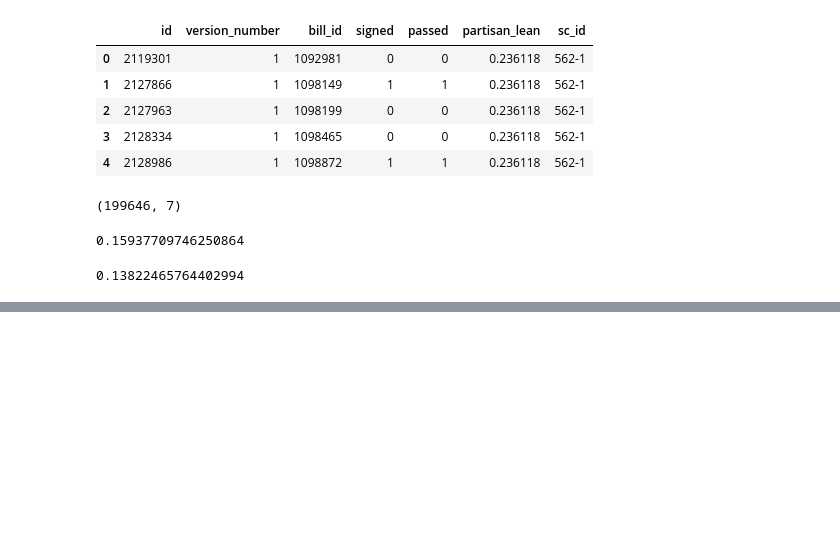
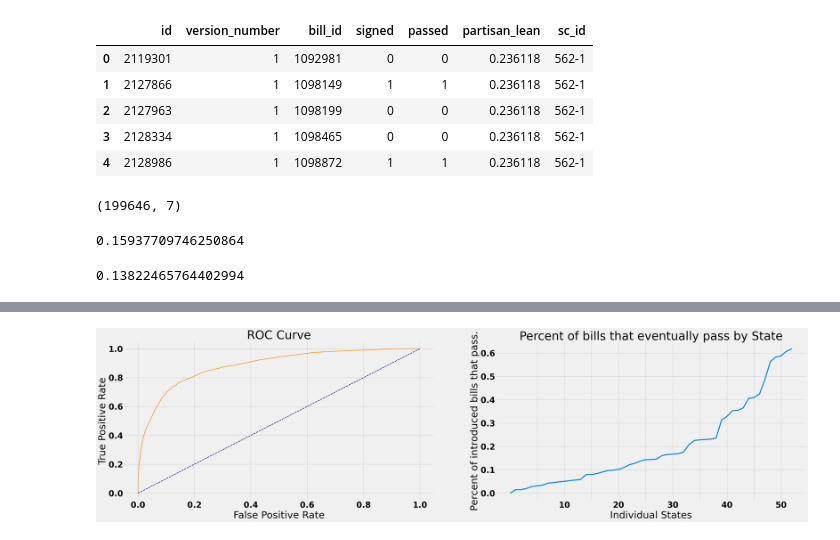
Before and after one commit to lukevancleve/govhawk_ml, a Jupyter notebook: notebooks/1-Create_ML_Dataset.ipynb, the cells around one changed output, grey strips where cells are left out. Saved outputs shown, nothing was run; the diff lists cells and outputs as text; code cells hidden in the pictures; blank space fills up the shorter version.

```diff
--- a/notebooks/1-Create_ML_Dataset.ipynb
+++ b/notebooks/1-Create_ML_Dataset.ipynb
@@ -127,22 +127,3 @@ df = df.astype({"abbr":str, "signed": int, "passed_upper": int, "passed_lower":i
 passage_agg = df.groupby('abbr').agg(["mean", "count"])
 #sm = passage_agg['signed']['count'].sort_values(axis=0)
 sm = passage_agg['signed']['mean'].sort_values(axis=0)
-
-
-fig, ax = plt.subplots()
-ax.plot( range(len(sm)), sm.values)
-plt.xticks(ticks = [])
-ax.set_xticks(range(len(sm)))
-ax.set_xticklabels(sm.index.values)
-#plt.label = 'xx'
-ax.set_title("Percent of bills that eventually pass")
-#fig.sup_title = ""
-
-matplotlib.rcParams['figure.figsize'] = [10,6]
-
-# Thin the x-axis labels for visibility
-for label in ax.xaxis.get_ticklabels()[::2]:
-    label.set_visible(False)
-
-plt.show()
-plt.savefig("passage_fraction.png")
@@ -269,0 +266,60 @@ np.mean(ml_data.signed)
+# %%
+import sys
+import os
+module_path = os.path.abspath(os.path.join('..'))
+if module_path not in sys.path:
+    sys.path.append(module_path)
+from src.visualization.performance_metrics import print_performance_metrics
+
+truth = Y_test.values
+pred=preds_cat
+
+cr = classification_report(truth, pred > 0.5)
+print(cr)
+
+print(confusion_matrix(truth, pred>0.5))
+
+# plot ROC curve
+fpr, tpr, thresholds = roc_curve(truth, pred, pos_label=1)
+
+print(f"N thresholds: {len(thresholds)}")
+
+roc_auc = roc_auc_score(truth, pred)
+
+fig, (ax1, ax2) = plt.subplots(1,2)
+
+ax1.plot(fpr, tpr, color='darkorange',
+     lw=2, label='ROC curve (area = %0.3f)' % roc_auc)
+
+
+ax1.plot([0, 1], [0, 1], color='navy', lw=2, linestyle='--')
+#ax1.xlim([0.0, 1.0])
+#ax1.ylim([0.0, 1.05])
+ax1.set_xlabel('False Positive Rate')
+ax1.set_ylabel('True Positive Rate')
+ax1.set_title('ROC Curve')
+#ax1.set_legend(loc="lower right")
+#plt.show()
+
+
+
+ax2.plot( range(len(sm)), sm.values)
+#plt.xticks(ticks = [])
+ticks = list(range(5,len(sm),5))
+ax2.set_xticks(ticks)
+#ax.set_xticklabels(sm.index.values)
+#plt.label = 'xx'
+ax2.set_title("Percent of bills that eventually pass by State")
+ax2.set_xlabel("Individual States")
+ax2.set_ylabel("Percent of introduced bills that pass.")
+#fig.sup_title = ""
+
+#matplotlib.rcParams['figure.figsize'] = [10,6]
+
+# Thin the x-axis labels for visibility
+for label in ax2.xaxis.get_ticklabels()[::2]:
+    label.set_visible(False)
+
+plt.savefig("passage_fraction_with_null_model_roc.png")
+plt.show()
+# %% [output]
@@ -269,0 +338 @@ np.mean(ml_data.signed)
+[figure, added]
```
Also changed, not shown: parts of 13 cells of this notebook, 12 other files.
